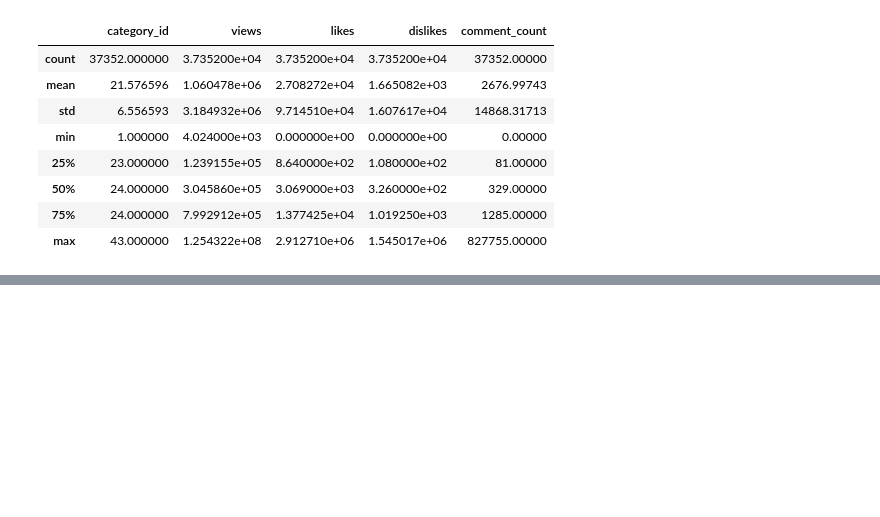
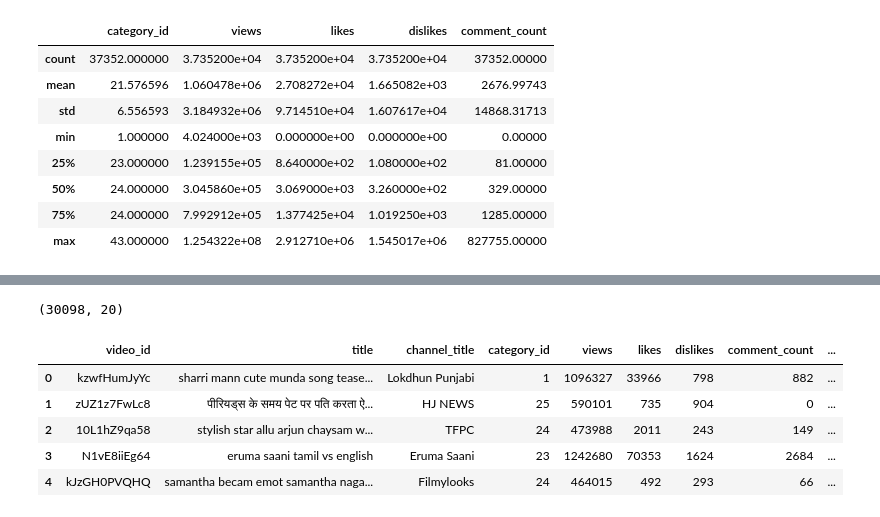
Before and after one commit to Sumeet-Kumar-Mishra/iitb_ds203_project, a Jupyter notebook: prepocessing.ipynb, the cells around one changed output, grey strips where cells are left out. Cells and saved outputs as stored; diff of their text form; code cells hidden in the pictures; blank space fills up the shorter version.

```diff
--- a/prepocessing.ipynb
+++ b/prepocessing.ipynb
@@ -66,11 +70,14 @@ df['description'] = df['description'].apply(text_preprocess)
 # %%
-df['title'] = df['title'].apply(text_preprocess)
+for data in dfs:
+    data['title'] = data['title'].apply(text_preprocess)
 # %%
-df.drop(['tags'], axis=1, inplace=True)
+for data in dfs:
+    data.drop(['tags'], axis=1, inplace=True)
 # %%
-df["trend_date"]=df["trending_date"].apply(lambda s: s[-2:])
-df["trend_month"]=df["trending_date"].apply(lambda s: s[-5:-3])
-df["trend_year"]=df["trending_date"].apply(lambda s: s[:2])
-df.drop("trending_date", axis=1, inplace=True)
+for data in dfs:
+    data["trend_date"]=data["trending_date"].apply(lambda s: s[-2:])
+    data["trend_month"]=data["trending_date"].apply(lambda s: s[-5:-3])
+    data["trend_year"]=data["trending_date"].apply(lambda s: s[:2])
+    data.drop("trending_date", axis=1, inplace=True)
 # %%
 df.head()
@@ -77,8 +91,9 @@ df.head()
 # %%
-df["pub_date"]=df["publish_time"].apply(lambda s: s[8:10])
-df["pub_month"]=df["publish_time"].apply(lambda s: s[5:7])
-df["pub_year"]=df["publish_time"].apply(lambda s: s[2:4])
-df["pub_hour"]=df["publish_time"].apply(lambda s: s[11:13])
-df.drop("publish_time", axis=1, inplace=True)
+for data in dfs:
+    data["pub_date"]=data["publish_time"].apply(lambda s: s[8:10])
+    data["pub_month"]=data["publish_time"].apply(lambda s: s[5:7])
+    data["pub_year"]=data["publish_time"].apply(lambda s: s[2:4])
+    data["pub_hour"]=data["publish_time"].apply(lambda s: s[11:13])
+    data.drop("publish_time", axis=1, inplace=True)
 # %%
 df.head()
@@ -94,6 +118,15 @@ df.drop(df[df['img_status']==False].index,inplace=True)
 df.drop(columns=['thumbnail_link','img_status'],inplace=True)
 # %%
 df.to_csv("INpreprocessed.csv", index=False)
-
+dfGB.to_csv("GBpreprocessed.csv",index=False)
+dfUS.to_csv("USpreprocessed.csv",index=False)
 print(df.shape)
 display(df.head())
+# %% [output]
+(30098, 20)
+|  | video_id | title | channel_title | category_id | views | likes | dislikes | comment_count | ... |
+| 0 | kzwfHumJyYc | sharri mann cute munda song tease... | Lokdhun Punjabi | 1 | 1096327 | 33966 | 798 | 882 | ... |
+| 1 | zUZ1z7FwLc8 | पीरियड्स के समय पेट पर पति करता ऐ... | HJ NEWS | 25 | 590101 | 735 | 904 | 0 | ... |
+| 2 | 10L1hZ9qa58 | stylish star allu arjun chaysam w... | TFPC | 24 | 473988 | 2011 | 243 | 149 | ... |
+| 3 | N1vE8iiEg64 | eruma saani tamil vs english | Eruma Saani | 23 | 1242680 | 70353 | 1624 | 2684 | ... |
+| 4 | kJzGH0PVQHQ | samantha becam emot samantha naga... | Filmylooks | 24 | 464015 | 492 | 293 | 66 | ... |
```
Also changed, not shown: parts of 8 cells of this notebook, 9 other files.
